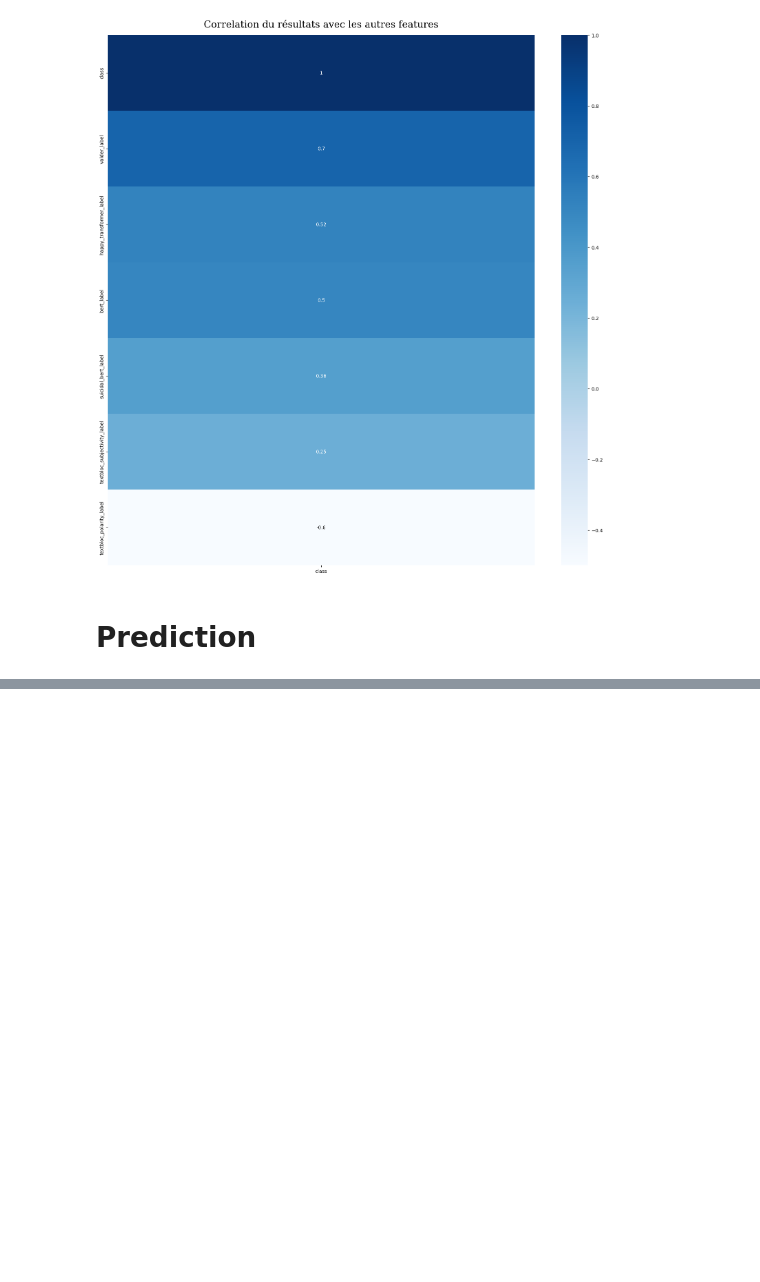
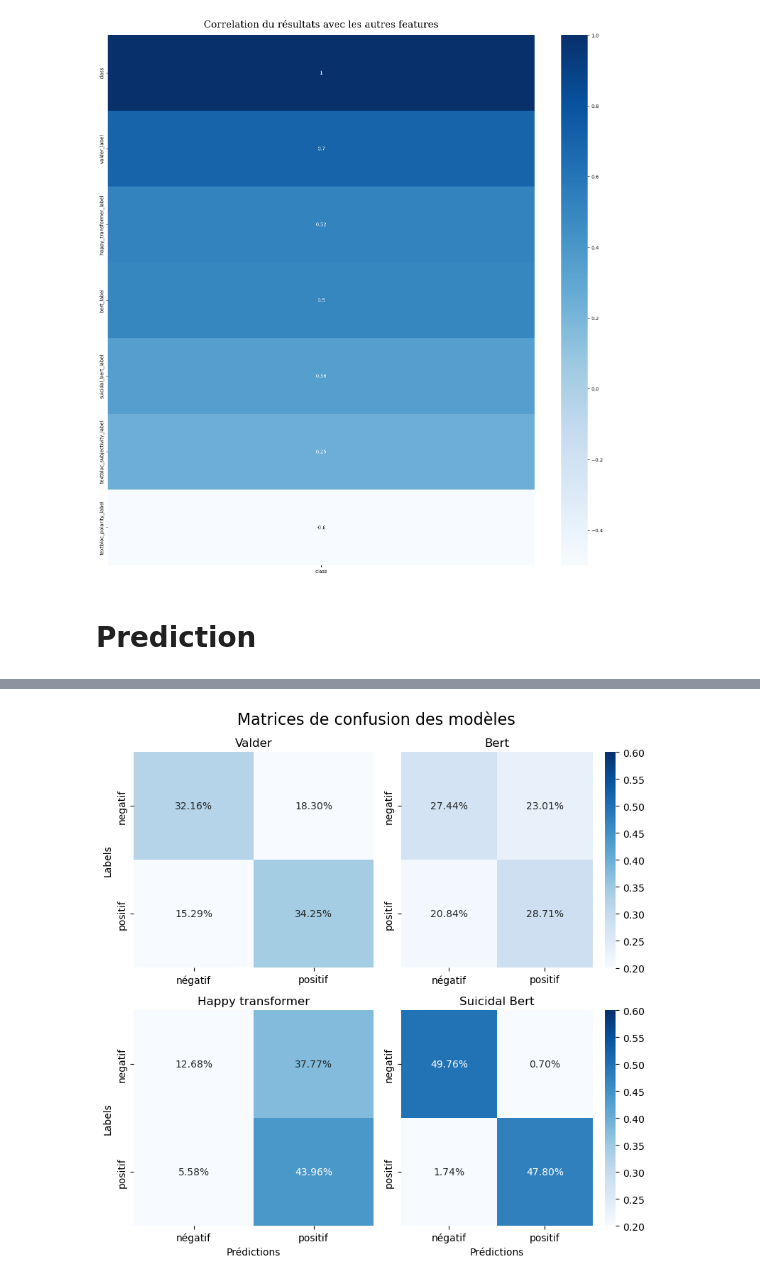
Before and after one commit to Pierre-Portfolio/TwitterFeelingAnalyse, a Jupyter notebook: Livrables/Code/Pierre.ipynb, the cells around one changed output, grey strips where cells are left out. Saved outputs shown, nothing was run; the diff lists cells and outputs as text; code cells hidden in the pictures; blank space fills up the shorter version.

Commit message:
Sublopt des 4 matrices de confusion

```diff
--- a/Livrables/Code/Pierre.ipynb
+++ b/Livrables/Code/Pierre.ipynb
@@ -389,0 +377,53 @@ plt.show()
+# %%
+#Valder
+matrix_valder = confusion_matrix(y_true=df['class'], y_pred=df['valder_label'])
+matrix_valder = matrix_valder/(np.sum(matrix_valder))
+df_matrix_valder = pd.DataFrame(matrix_valder, ['negatif','positif'], ['négatif','positif'])
+
+#Happy transformer
+matrix_hf = confusion_matrix(y_true=df['class'], y_pred=df['happy_transformer_label'])
+matrix_hf = matrix_hf/(np.sum(matrix_hf))
+df_matrix_hf = pd.DataFrame(matrix_hf, ['negatif','positif'], ['négatif','positif'])
+
+#Bert
+matrix_bert = confusion_matrix(y_true=df['class'], y_pred=df['bert_label'])
+matrix_bert = matrix_bert/(np.sum(matrix_bert))
+df_matrix_bert = pd.DataFrame(matrix_bert, ['negatif','positif'], ['négatif','positif'])
+
+#Suicidal Bert
+matrix_sbert = confusion_matrix(y_true=df['class'], y_pred=df['suicidal_bert_label'])
+matrix_sbert = matrix_sbert/(np.sum(matrix_sbert))
+df_matrix_sbert = pd.DataFrame(matrix_sbert, ['negatif','positif'], ['négatif','positif'])
+# %%
+cmap=plt.cm.Blues
+
+fig, axs = plt.subplots(2, 2 ,figsize=(8,8))
+fig.suptitle('Matrices de confusion des modèles', fontsize=16)
+
+#Valder
+g1=sn.heatmap(df_matrix_valder, cmap=cmap, annot=True, fmt='.2%', cbar=False, vmin=0.2, vmax=0.6, ax=axs[0,0])
+axs[0,0].set_title('Valder')
+g1.set_ylabel('Labels')
+
+#Happy transormer
+g2=sn.heatmap(df_matrix_hf, cmap=cmap, annot=True, fmt='.2%',cbar=False, vmin=0.2, vmax=0.6, ax=axs[1,0])
+axs[1,0].set_title('Happy transformer')
+g2.set_xlabel('Prédictions')
+g2.set_ylabel('Labels')
+
+#Bert
+g3=sn.heatmap(df_matrix_bert, cmap=cmap, annot=True, fmt='.2%', vmin=0.2, vmax=0.6, ax=axs[0,1])
+axs[0,1].set_title('Bert')
+#g2.set_xlabel('Prédictions')
+#g2.set_ylabel('Labels')
+
+#Suicidal Bert
+g4=sn.heatmap(df_matrix_sbert, cmap=cmap, annot=True, fmt='.2%', vmin=0.2, vmax=0.6, ax=axs[1,1])
+axs[1,1].set_title('Suicidal Bert')
+g4.set_xlabel('Prédictions')
+#g2.set_ylabel('Labels')
+
+fig.tight_layout()
+plt.show()
+# %% [output]
+[figure, added]
```
Also changed, not shown: parts of 23 cells of this notebook.
